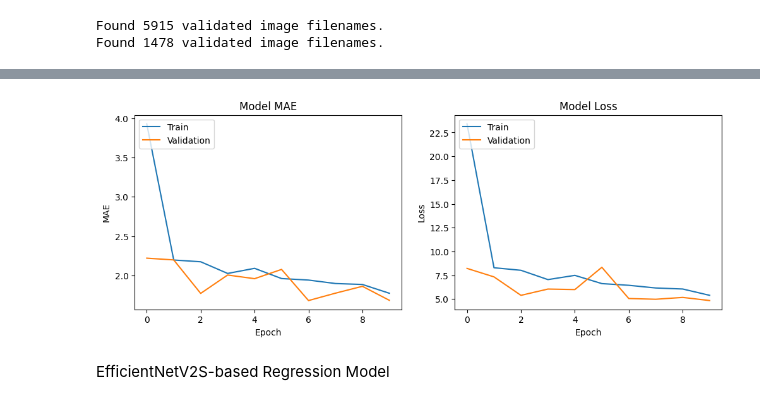
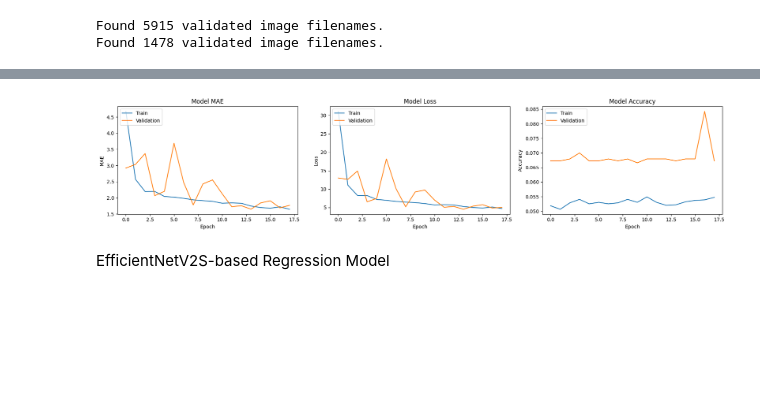
Before and after one commit to Armin-Abdollahi/Bone-Age-Estimation, a Jupyter notebook: Bone_Age_CNN.ipynb, the cells around one changed output, grey strips where cells are left out. Drawn from its saved outputs; the diff is of its cells as text; code cells hidden in the pictures; blank space fills up the shorter version.

```diff
--- a/Bone_Age_CNN.ipynb
+++ b/Bone_Age_CNN.ipynb
@@ -1146,7 +1146,7 @@ output = Dense(1, activation='linear')(x) # Linear activation for regression
 model = Model(inputs=input, outputs=output)
 # %%
 # Compile the model
-model.compile(optimizer=tf.keras.optimizers.Adam(), loss='mean_squared_error', metrics=['mae'])
+model.compile(optimizer=Adam(), loss='mean_squared_error', metrics=['mae', 'accuracy'])
 # %%
 # Train the model
 history = model.fit(
@@ -1154,6 +1154,6 @@ history = model.fit(
     steps_per_epoch=train_generator.samples // 32,
     validation_data=validation_generator,
     validation_steps=validation_generator.samples // 32,
-    epochs=10
+    epochs=18
 )
 # %% [output]
@@ -1180,26 +1177,37 @@ Epoch 10/10
 # %%
 # Plot training & validation MAE values
-plt.figure(figsize=(12, 4))
-plt.subplot(1, 2, 1)
+plt.figure(figsize=(18, 4))
+
+plt.subplot(1, 3, 1)
 plt.plot(history.history['mae'])
 plt.plot(history.history['val_mae'])
 plt.title('Model MAE')
 plt.ylabel('MAE')
 plt.xlabel('Epoch')
 plt.legend(['Train', 'Validation'], loc='upper left')
 
 # Plot training & validation loss values
-plt.subplot(1, 2, 2)
+plt.subplot(1, 3, 2)
 plt.plot(history.history['loss'])
 plt.plot(history.history['val_loss'])
 plt.title('Model Loss')
 plt.ylabel('Loss')
 plt.xlabel('Epoch')
 plt.legend(['Train', 'Validation'], loc='upper left')
 
+# Plot training & validation accuracy values
+plt.subplot(1, 3, 3)
+plt.plot(history.history['accuracy'])
+plt.plot(history.history['val_accuracy'])
+plt.title('Model Accuracy')
+plt.ylabel('Accuracy')
+plt.xlabel('Epoch')
+plt.legend(['Train', 'Validation'], loc='upper left')
+
+plt.tight_layout()
 plt.show()
 # %% [output]
-[figure, old version]
+[figure, new version]
 # %% [markdown]
 EfficientNetV2S-based Regression Model
 # %% [markdown]
```
Also changed, not shown: parts of 3 cells of this notebook.
